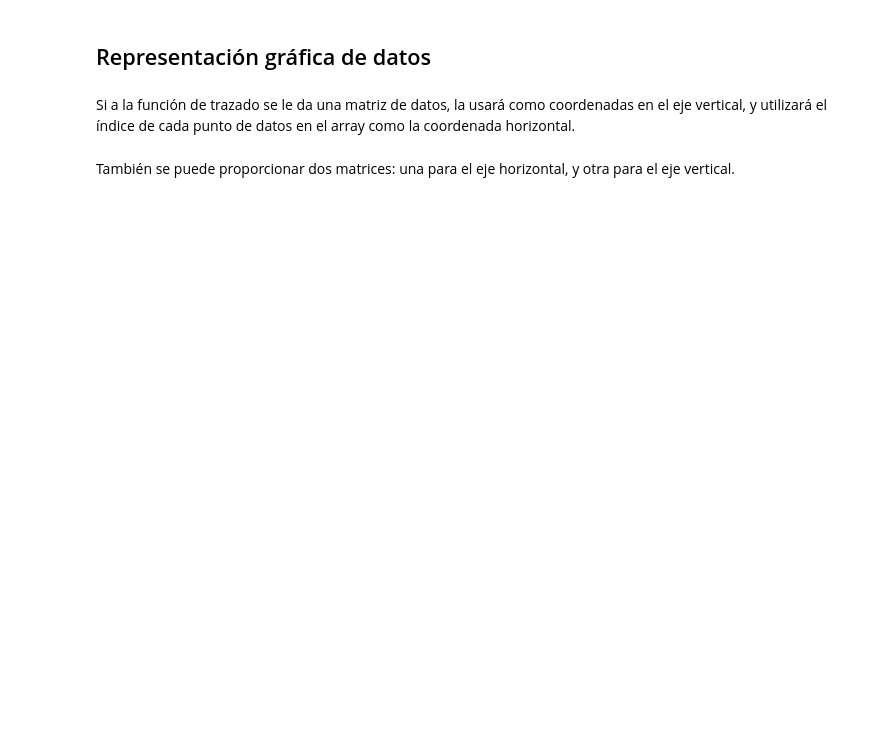
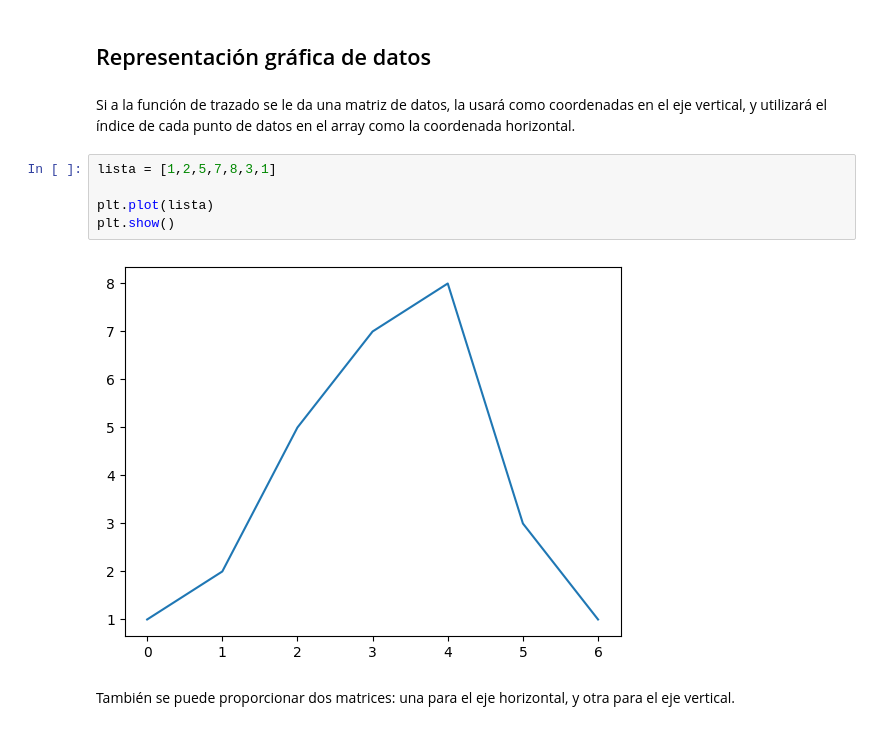
Before and after one commit to MorritaConP1to/Diplomado-RNA, a Jupyter notebook: Modulo-2/Notebooks/Tema4/Introducción a Matplotlib_blank.ipynb, the cells around one changed output. Cells and saved outputs as stored; diff of their text form; blank space fills up the shorter version.

```diff
--- a/Modulo-2/Notebooks/Tema4/Introducción a Matplotlib_blank.ipynb
+++ b/Modulo-2/Notebooks/Tema4/Introducción a Matplotlib_blank.ipynb
@@ -20,5 +42,12 @@ import matplotlib
 ## Representación gráfica de datos
 # %% [markdown]
 Si a la función de trazado se le da una matriz de datos, la usará como coordenadas en el eje vertical, y utilizará el índice de cada punto de datos en el array como la coordenada horizontal.
+# %%
+lista = [1,2,5,7,8,3,1]
+
+plt.plot(lista)
+plt.show()
+# %% [output]
+[figure, added]
 # %% [markdown]
 También se puede proporcionar dos matrices: una para el eje horizontal, y otra para el eje vertical.
```
Also changed, not shown: parts of 24 cells of this notebook, 3 other files.
